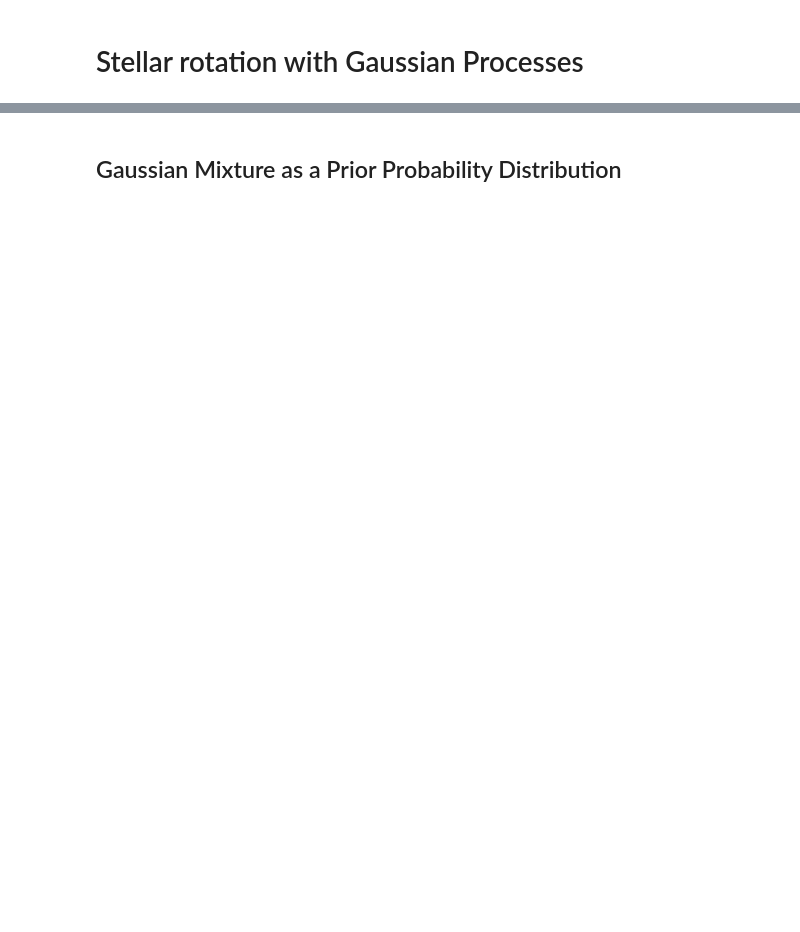
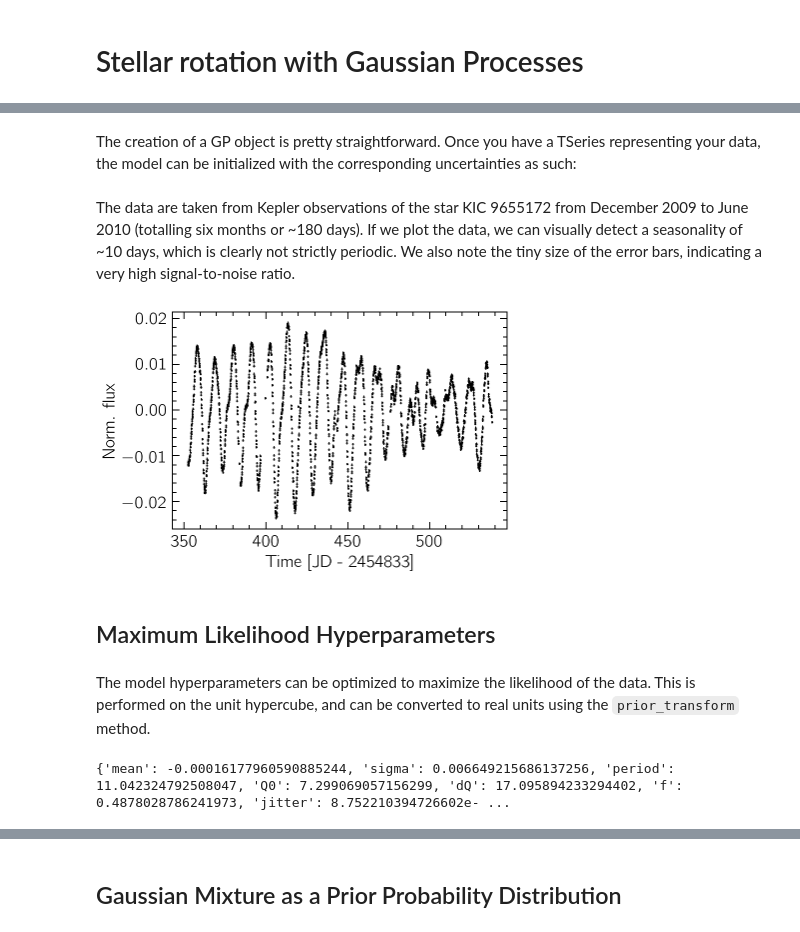
Before and after one commit to dioph/periodicity, a Jupyter notebook: docs/tutorials/fastgp.ipynb, the cells around one changed output, grey strips where cells are left out. Drawn from its saved outputs; the diff is of its cells as text; code cells hidden in the pictures; blank space fills up the shorter version.

```diff
--- a/docs/tutorials/fastgp.ipynb
+++ b/docs/tutorials/fastgp.ipynb
@@ -13,14 +21,23 @@ import matplotlib as mpl
 # %%
-plt.rc('lines', linewidth=1.0, linestyle='-', color='black')
-plt.rc('font', family='sans-serif', weight='normal', size=12.0)
-plt.rc('text', color='black', usetex=True)
-plt.rc('text.latex', preamble=r'\usepackage{cmbright}')
-plt.rc('axes', edgecolor='black', facecolor='white', linewidth=1.0, grid=False,
-       titlesize='x-large', labelsize='x-large', labelweight='normal', labelcolor='black')
-plt.rc('axes.formatter', limits=(-4, 4))
-plt.rc(('xtick', 'ytick'), labelsize='x-large', direction='in')
-plt.rc('xtick', top=True)
-plt.rc('ytick', right=True)
-plt.rc(('xtick.major', 'ytick.major'), size=7, pad=6, width=1.0)
-plt.rc(('xtick.minor', 'ytick.minor'), size=4, pad=6, width=1.0, visible=True)
-plt.rc('legend', numpoints=1, fontsize='x-large', shadow=False, frameon=False)
+plt.rc("lines", linewidth=1.0, linestyle="-", color="black")
+plt.rc("font", family="sans-serif", weight="normal", size=12.0)
+plt.rc("text", color="black", usetex=True)
+plt.rc("text.latex", preamble="\\usepackage{cmbright}")
+plt.rc(
+    "axes",
+    edgecolor="black",
+    facecolor="white",
+    linewidth=1.0,
+    grid=False,
+    titlesize="x-large",
+    labelsize="x-large",
+    labelweight="normal",
+    labelcolor="black",
+)
+plt.rc("axes.formatter", limits=(-4, 4))
+plt.rc(("xtick", "ytick"), labelsize="x-large", direction="in")
+plt.rc("xtick", top=True)
+plt.rc("ytick", right=True)
+plt.rc(("xtick.major", "ytick.major"), size=7, pad=6, width=1.0)
+plt.rc(("xtick.minor", "ytick.minor"), size=4, pad=6, width=1.0, visible=True)
+plt.rc("legend", numpoints=1, fontsize="x-large", shadow=False, frameon=False)
@@ -28,0 +44,2 @@ np.random.seed(42)
+# %% [markdown]
+The creation of a GP object is pretty straightforward. Once you have a TSeries representing your data, the model can be initialized with the corresponding uncertainties as such:
@@ -28,0 +50,17 @@ np.random.seed(42)
+# %% [markdown]
+The data are taken from Kepler observations of the star KIC 9655172 from December 2009 to June 2010 (totalling six months or ~180 days). If we plot the data, we can visually detect a seasonality of ~10 days, which is clearly not strictly periodic. We also note the tiny size of the error bars, indicating a very high signal-to-noise ratio.
+# %%
+plt.errorbar(time, flux, flux_err, fmt="k.", ms=2)
+plt.xlabel("Time [JD - 2454833]")
+plt.ylabel("Norm. flux");
+# %% [output]
+[figure, added]
+# %% [markdown]
+## Maximum Likelihood Hyperparameters
+# %% [markdown]
+The model hyperparameters can be optimized to maximize the likelihood of the data. This is performed on the unit hypercube, and can be converted to real units using the ``prior_transform`` method.
+# %%
+soln, opt_gp = model.minimize(model.gp)
+print(model.prior_transform(soln.x))
+# %% [output]
+{'mean': -0.00016177960590885244, 'sigma': 0.006649215686137256, 'period': 11.042324792508047, 'Q0': 7.299069057156299, 'dQ': 17.095894233294402, 'f': 0.4878028786241973, 'jitter': 8.752210394726602e- ...
```
Also changed, not shown: parts of 24 cells of this notebook, 2 other files.
